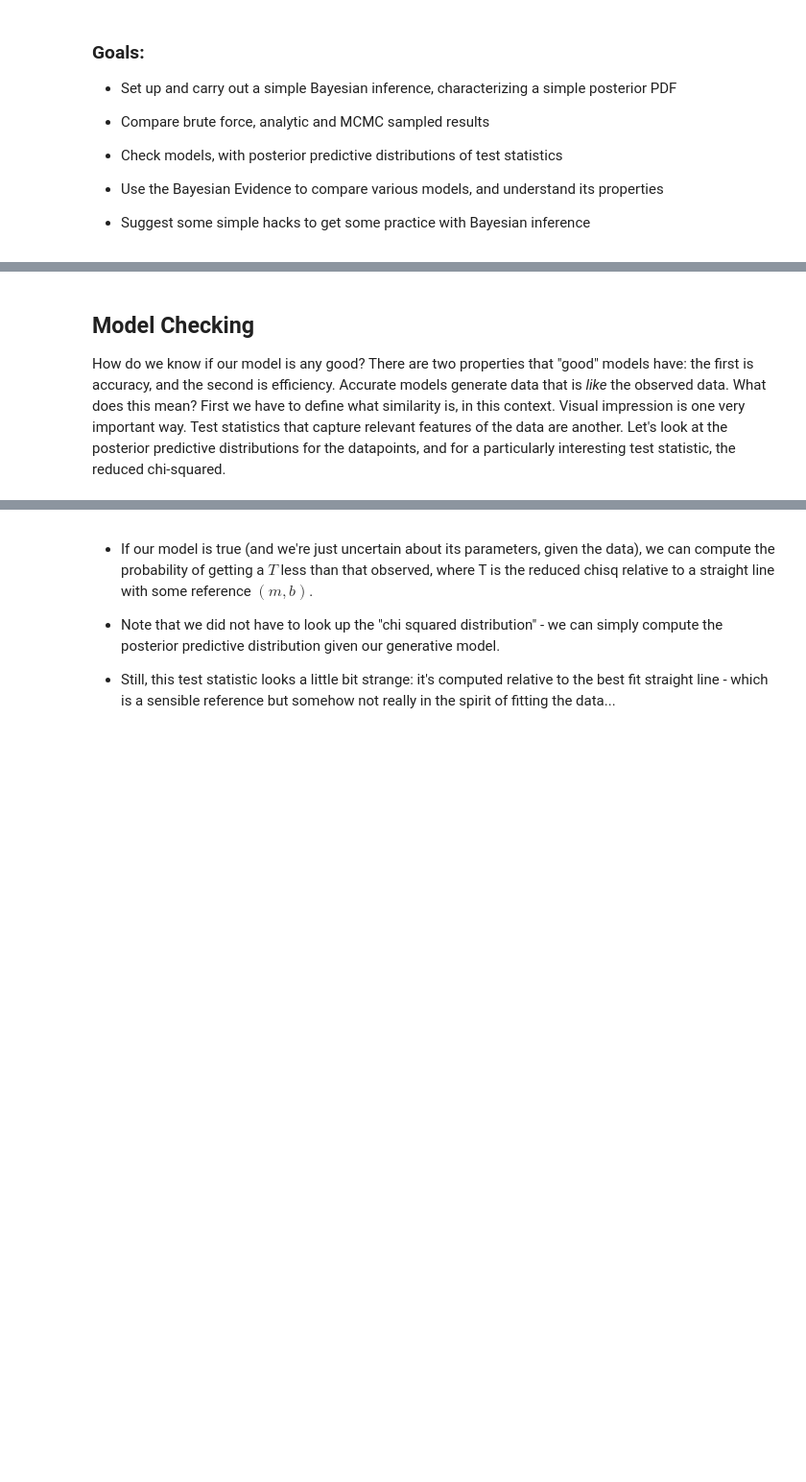
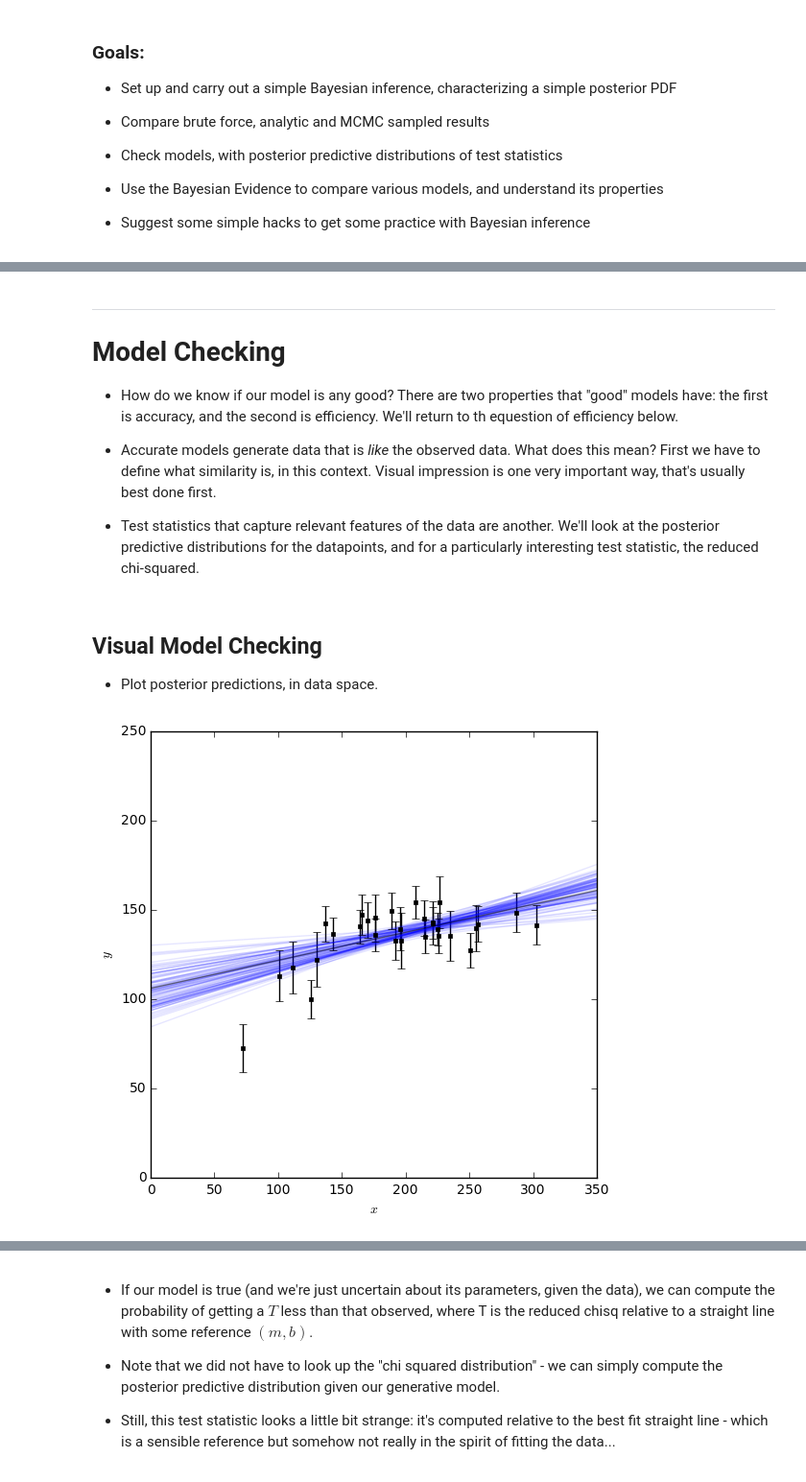
Before and after one commit to AstroHackWeek/AstroHackWeek2015, a Jupyter notebook: inference/straightline.ipynb, the cells around one changed output, grey strips where cells are left out. Shown at 96% size. Drawn from its saved outputs; the diff is of its cells as text; code cells hidden in the pictures; blank space fills up the shorter version.

```diff
--- a/inference/straightline.ipynb
+++ b/inference/straightline.ipynb
@@ -256,12 +410,30 @@ Looks like a measurement - but let's do some checks first.
 # %% [markdown]
-## Model Checking
 
-How do we know if our model is any good? There are two properties that "good" models have: the first is accuracy, and the second is efficiency. Accurate models generate data that is *like* the observed data. What does this mean? First we have to define what similarity is, in this context. Visual impression is one very important way. Test statistics that capture relevant features of the data are another. Let's look at the posterior predictive distributions for the datapoints, and for a particularly interesting test statistic, the reduced chi-squared.
+-----
+
+
+# Model Checking
+
+* How do we know if our model is any good? There are two properties that "good" models have: the first is accuracy, and the second is efficiency. We'll return to th equestion of efficiency below.
+
+
+* Accurate models generate data that is *like* the observed data. What does this mean? First we have to define what similarity is, in this context. Visual impression is one very important way, that's usually best done first.
+
+
+* Test statistics that capture relevant features of the data are another. We'll look at the posterior predictive distributions for the datapoints, and for a particularly interesting test statistic, the reduced chi-squared.
+# %% [markdown]
+## Visual Model Checking
+
+* Plot posterior predictions, in data space.
 # %%
-# Posterior visual check, in data space
-X = np.array(xlimits)
+# Generate a straight line model for each parameter combination, and plot:
+X = np.linspace(xlimits[0],xlimits[1],50)
 for i in (np.random.rand(100)*len(chain)).astype(int):
     b,m = chain[i]
     plt.plot(X, b+X*m, 'b-', alpha=0.1)
-plot_line(m_ls, b_ls);
-plot_yerr(x, y, sigmay)
+plot_line(m_ls, b_ls)
+
+# Overlay the data, for comparison:
+plot_yerr(x, y, sigmay);
+# %% [output]
+[figure, added]
```
Also changed, not shown: parts of 90 cells of this notebook, 1 other file.
